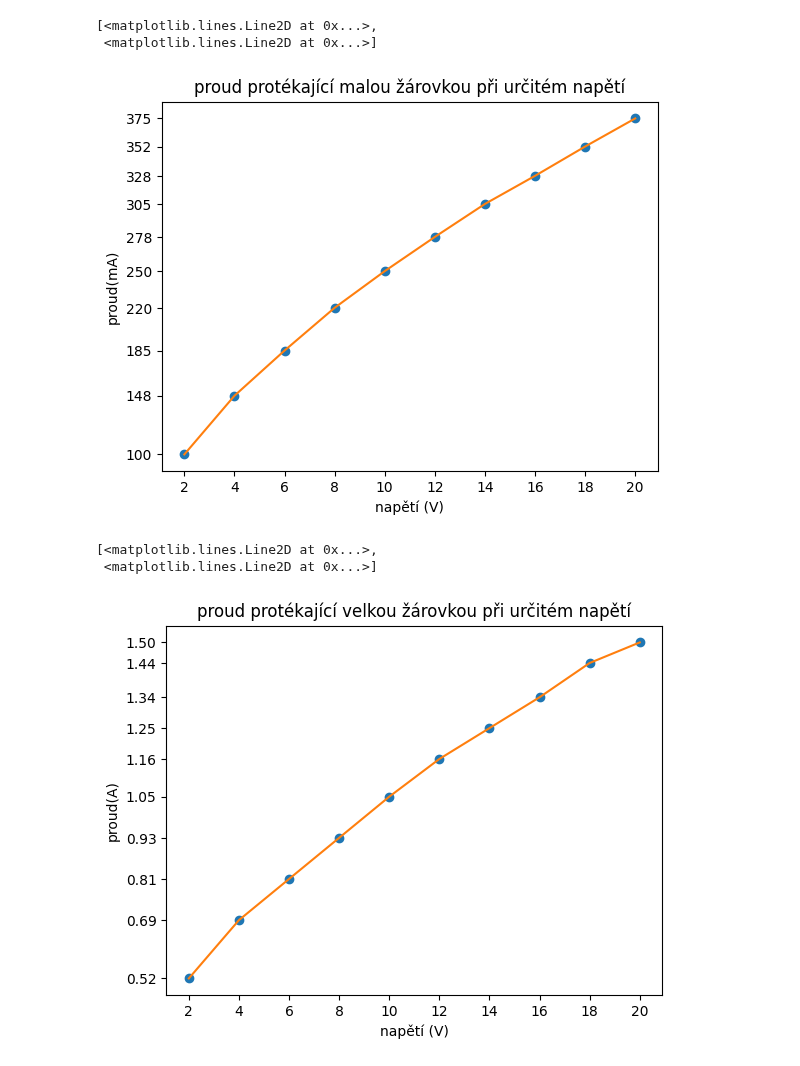
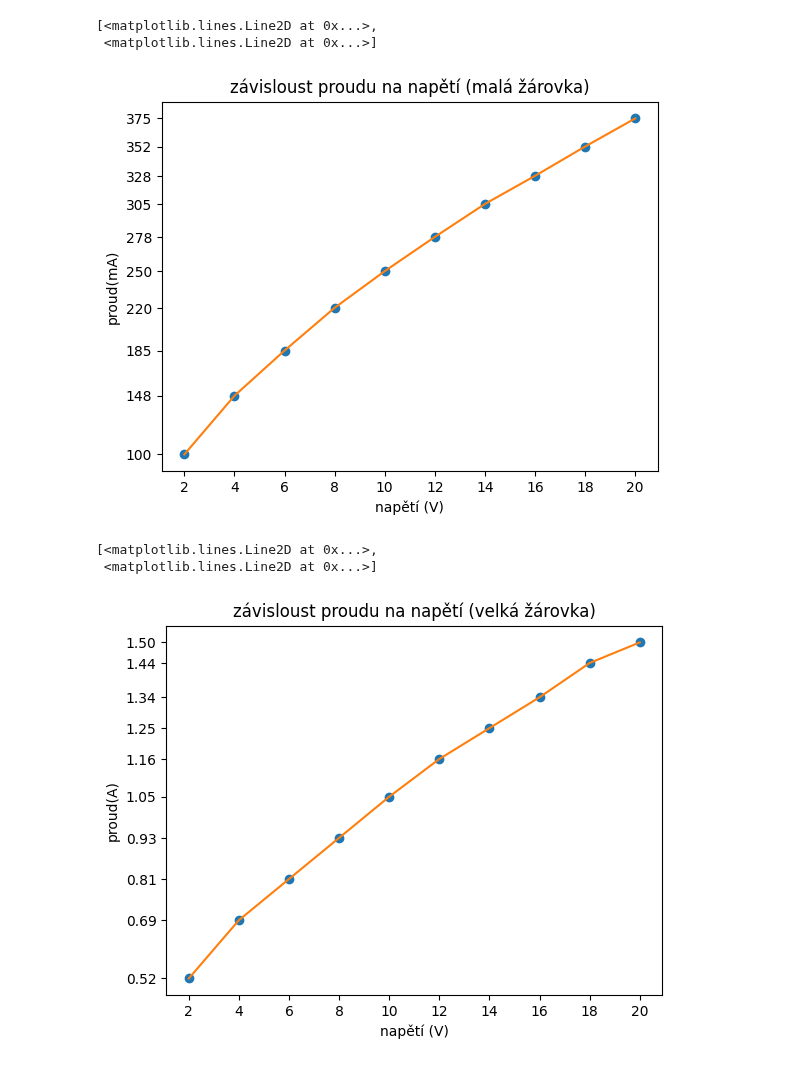
Before and after one commit to JakubSlof/Teddy-bear-detection, a Jupyter notebook: fyzika.ipynb, the cells around one changed output. Cells and saved outputs as stored; diff of their text form; code cells hidden in the pictures.

```diff
--- a/fyzika.ipynb
+++ b/fyzika.ipynb
@@ -7,14 +7,14 @@ x = np.array([100,148,185,220,250,278,305,328,352,375])
 # %%
 plt.xlabel(r'napětí (V)')
 plt.ylabel(r'proud(mA)')
 plt.xticks(y)
 plt.yticks(x)
-plt.title('proud protékající malou žárovkou při určitém napětí')
+plt.title('závisloust proudu na napětí (malá žárovka)')
 plt.plot(y,x,"o",y,x)
 # %% [output]
 [<matplotlib.lines.Line2D at 0x...>,
  <matplotlib.lines.Line2D at 0x...>]
-[figure, old version]
+[figure, new version]
 # %%
 y = np.array([2,4,6,8,10,12,14,16,18,20])
 x = np.array([1.50,1.44,1.34,1.25,1.16,1.05,0.93,0.81,0.69,0.52])
@@ -25,12 +25,12 @@ plt.ylabel(r'proud(A)')
 plt.xticks(y)
 plt.yticks(x)
 #plt.xticks(rotation=45)
-plt.title('proud protékající velkou žárovkou při určitém napětí')
+plt.title('závisloust proudu na napětí (velká žárovka)')
 plt.plot(y,x,"o",y,x)
 # %% [output]
 [<matplotlib.lines.Line2D at 0x...>,
  <matplotlib.lines.Line2D at 0x...>]
-[figure, old version]
+[figure, new version]
 # %%
 x = np.array([2,4,6,8,10,12,14,16,18,20])
 
```
Also changed, not shown: parts of 4 cells of this notebook.
